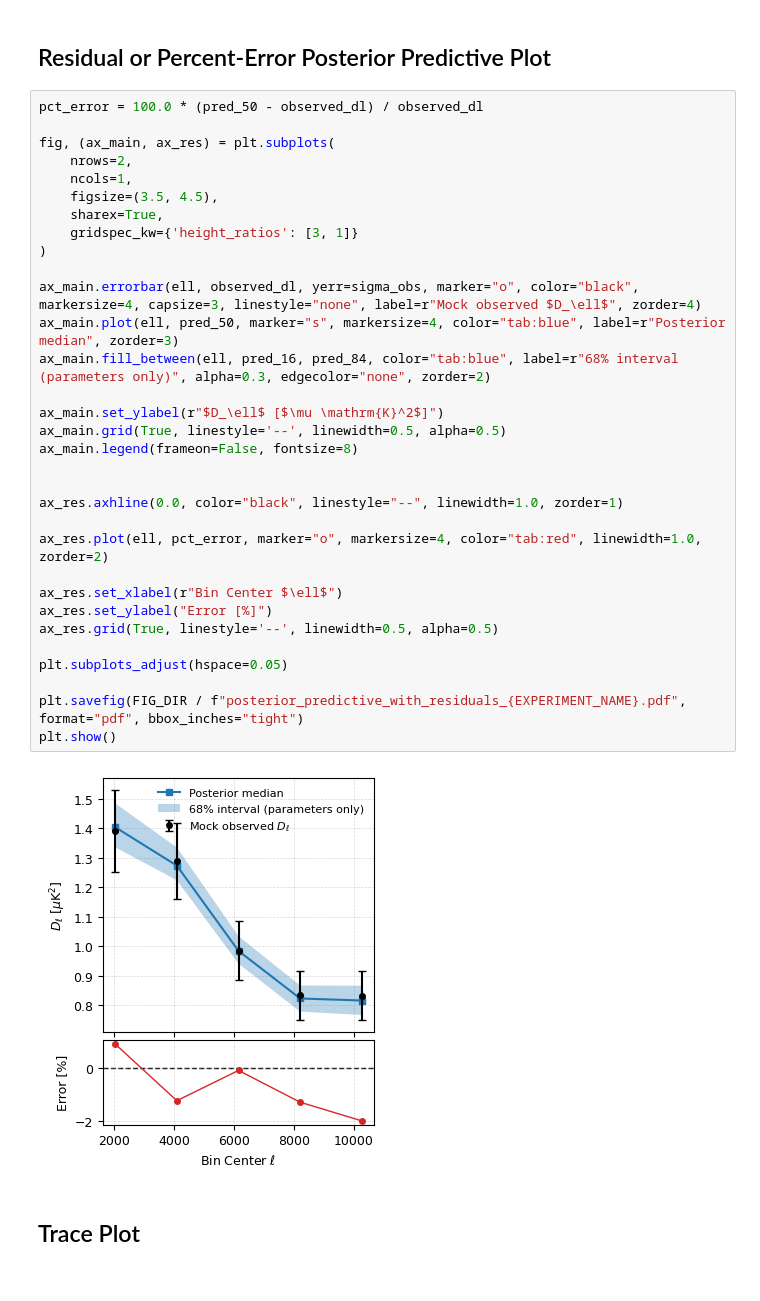
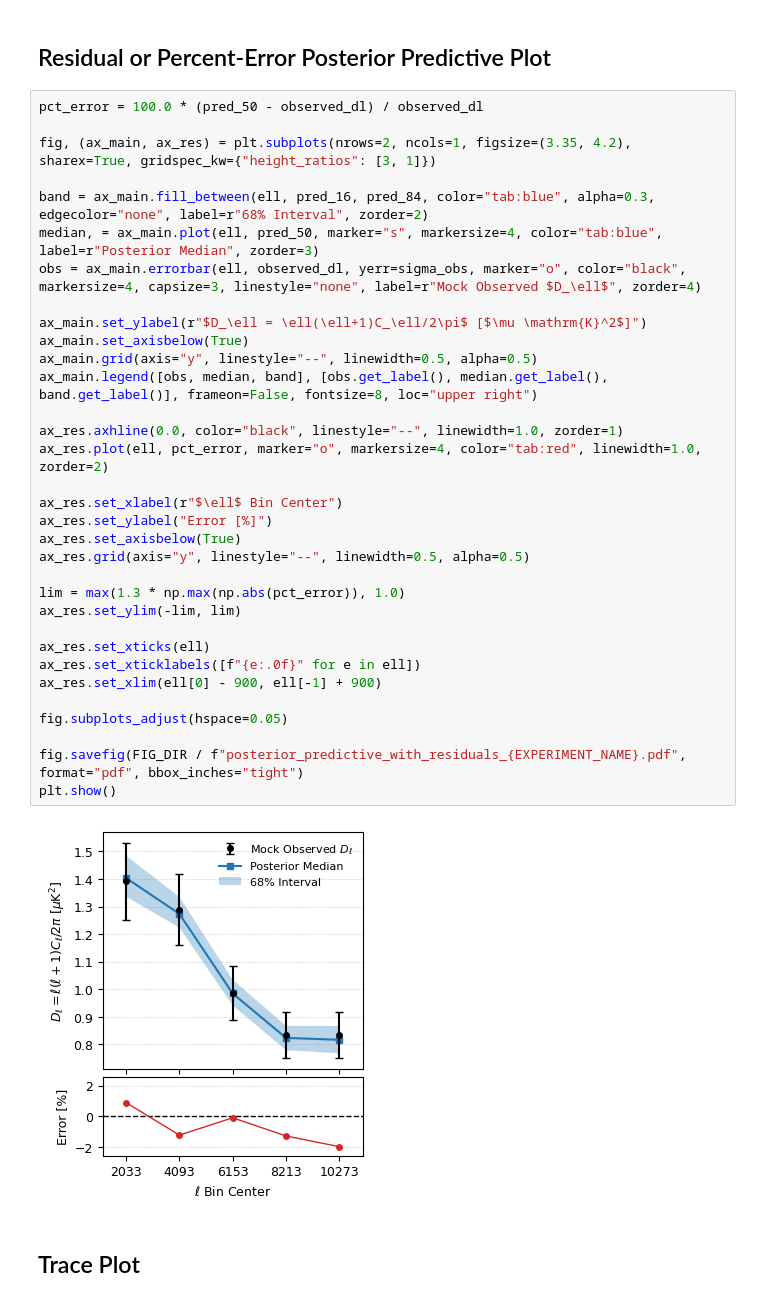
Before and after one commit to RobertxPearce/reionization-emulator, a Jupyter notebook: notebooks/publication_results/04_mcmc_single_case.ipynb, the cells around one changed output. Drawn from its saved outputs; the diff is of its cells as text.

Commit message:
Update posterior predictive plot

```diff
--- a/notebooks/publication_results/04_mcmc_single_case.ipynb
+++ b/notebooks/publication_results/04_mcmc_single_case.ipynb
@@ -412,37 +379,38 @@ plt.show()
 # %%
 pct_error = 100.0 * (pred_50 - observed_dl) / observed_dl
 
-fig, (ax_main, ax_res) = plt.subplots(
-    nrows=2,
-    ncols=1,
-    figsize=(3.5, 4.5),
-    sharex=True,
-    gridspec_kw={'height_ratios': [3, 1]}
-)
+fig, (ax_main, ax_res) = plt.subplots(nrows=2, ncols=1, figsize=(3.35, 4.2), sharex=True, gridspec_kw={"height_ratios": [3, 1]})
 
-ax_main.errorbar(ell, observed_dl, yerr=sigma_obs, marker="o", color="black", markersize=4, capsize=3, linestyle="none", label=r"Mock observed $D_\ell$", zorder=4)
-ax_main.plot(ell, pred_50, marker="s", markersize=4, color="tab:blue", label=r"Posterior median", zorder=3)
-ax_main.fill_between(ell, pred_16, pred_84, color="tab:blue", label=r"68% interval (parameters only)", alpha=0.3, edgecolor="none", zorder=2)
+band = ax_main.fill_between(ell, pred_16, pred_84, color="tab:blue", alpha=0.3, edgecolor="none", label=r"68% Interval", zorder=2)
+median, = ax_main.plot(ell, pred_50, marker="s", markersize=4, color="tab:blue", label=r"Posterior Median", zorder=3)
+obs = ax_main.errorbar(ell, observed_dl, yerr=sigma_obs, marker="o", color="black", markersize=4, capsize=3, linestyle="none", label=r"Mock Observed $D_\ell$", zorder=4)
 
-ax_main.set_ylabel(r"$D_\ell$ [$\mu \mathrm{K}^2$]")
-ax_main.grid(True, linestyle='--', linewidth=0.5, alpha=0.5)
-ax_main.legend(frameon=False, fontsize=8)
-
+ax_main.set_ylabel(r"$D_\ell = \ell(\ell+1)C_\ell/2\pi$ [$\mu \mathrm{K}^2$]")
+ax_main.set_axisbelow(True)
+ax_main.grid(axis="y", linestyle="--", linewidth=0.5, alpha=0.5)
+ax_main.legend([obs, median, band], [obs.get_label(), median.get_label(), band.get_label()], frameon=False, fontsize=8, loc="upper right")
 
 ax_res.axhline(0.0, color="black", linestyle="--", linewidth=1.0, zorder=1)
-
 ax_res.plot(ell, pct_error, marker="o", markersize=4, color="tab:red", linewidth=1.0, zorder=2)
 
-ax_res.set_xlabel(r"Bin Center $\ell$")
+ax_res.set_xlabel(r"$\ell$ Bin Center")
 ax_res.set_ylabel("Error [%]")
-ax_res.grid(True, linestyle='--', linewidth=0.5, alpha=0.5)
+ax_res.set_axisbelow(True)
+ax_res.grid(axis="y", linestyle="--", linewidth=0.5, alpha=0.5)
 
-plt.subplots_adjust(hspace=0.05)
+lim = max(1.3 * np.max(np.abs(pct_error)), 1.0)
+ax_res.set_ylim(-lim, lim)
 
-plt.savefig(FIG_DIR / f"posterior_predictive_with_residuals_{EXPERIMENT_NAME}.pdf", format="pdf", bbox_inches="tight")
+ax_res.set_xticks(ell)
+ax_res.set_xticklabels([f"{e:.0f}" for e in ell])
+ax_res.set_xlim(ell[0] - 900, ell[-1] + 900)
+
+fig.subplots_adjust(hspace=0.05)
+
+fig.savefig(FIG_DIR / f"posterior_predictive_with_residuals_{EXPERIMENT_NAME}.pdf", format="pdf", bbox_inches="tight")
 plt.show()
 # %% [output]
-[figure, old version]
+[figure, new version]
 # %% [markdown]
 ## Trace Plot
 # %%
```
Also changed, not shown: parts of 3 cells of this notebook.
